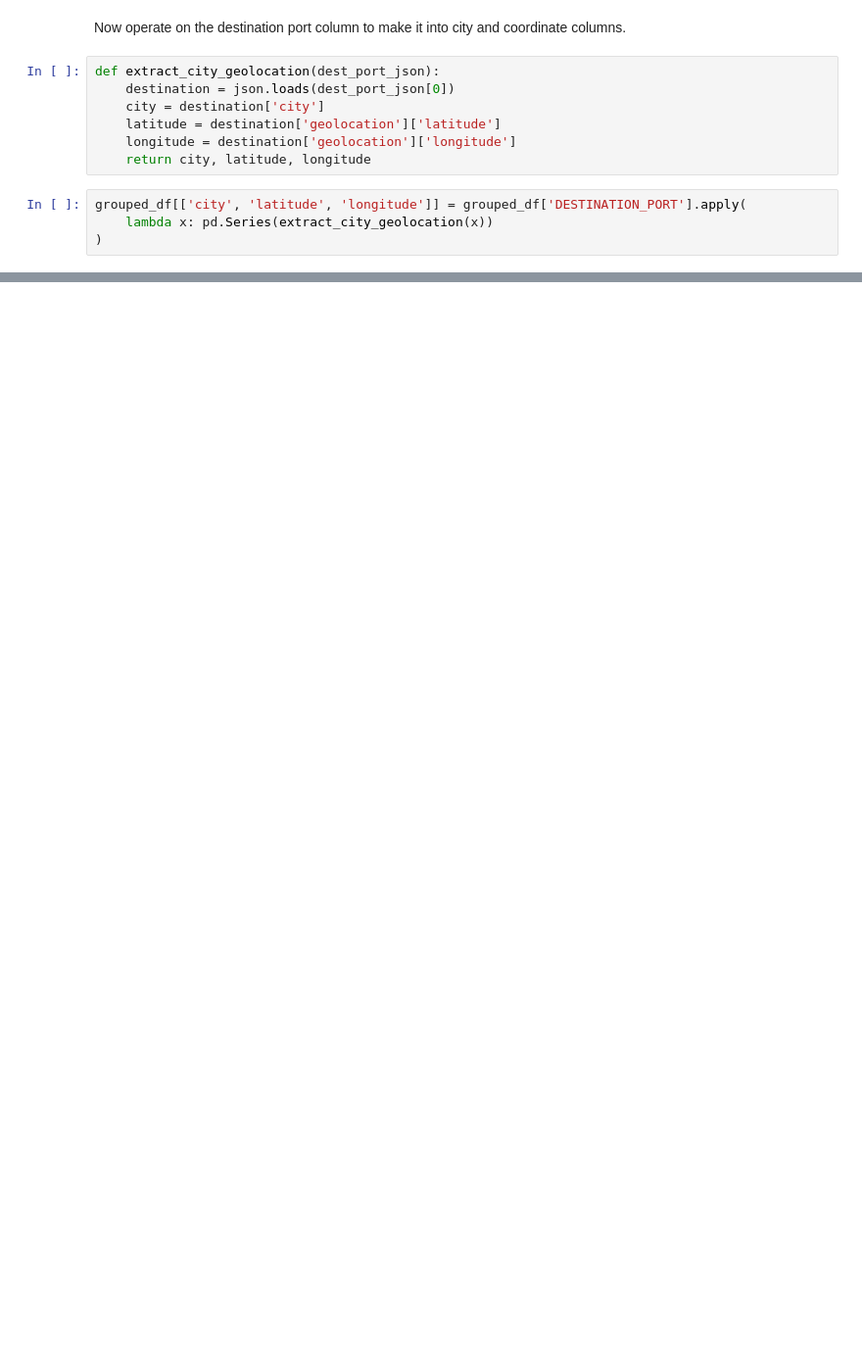
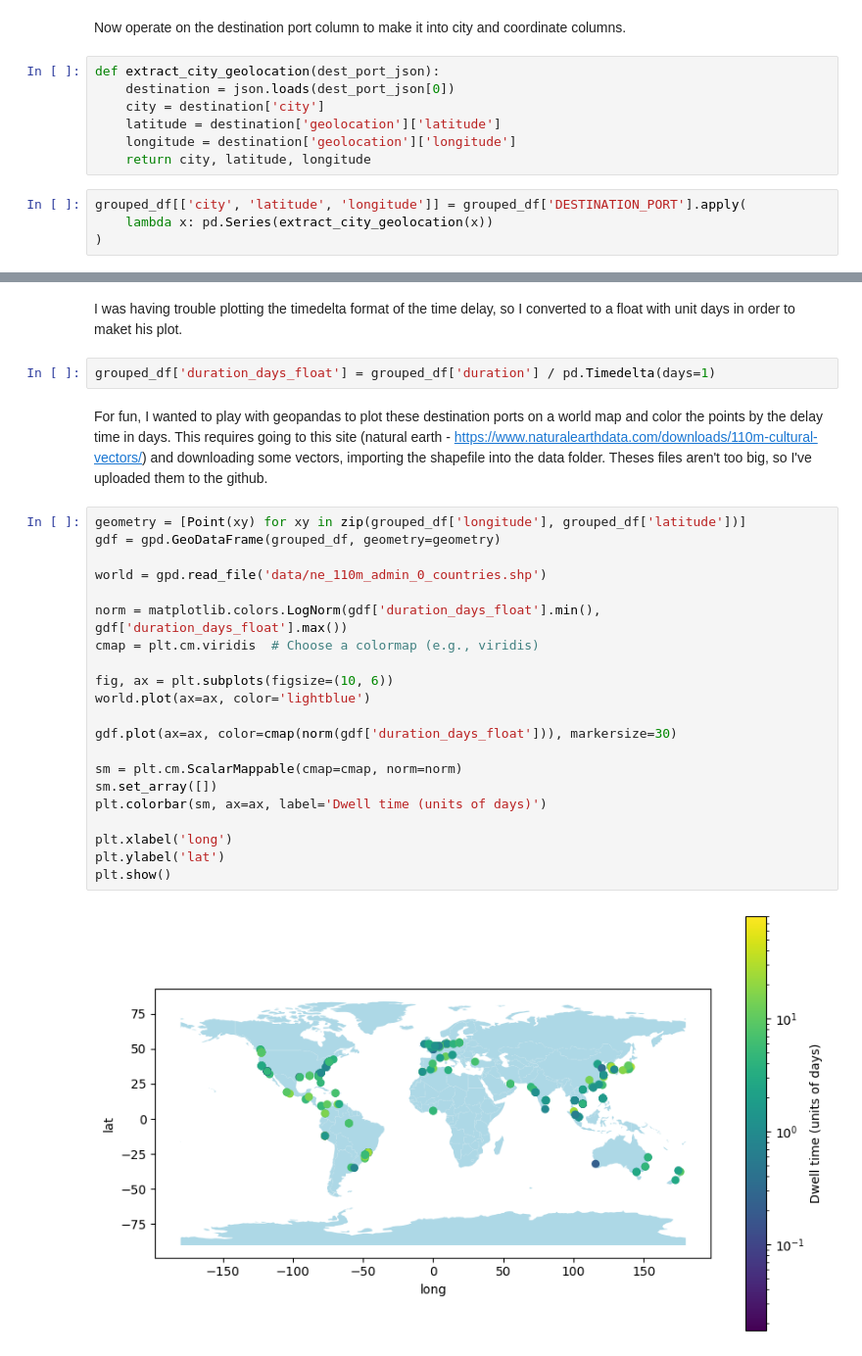
Before and after one commit to beckynevin/ShipIt, a Jupyter notebook: ExploreData.ipynb, the cells around one changed output, grey strips where cells are left out. Shown: that part at 98% size. Drawn from its saved outputs; the diff is of its cells as text; blank space fills up the shorter version.

```diff
--- a/ExploreData.ipynb
+++ b/ExploreData.ipynb
@@ -615,0 +619,29 @@ ModuleNotFoundError: No module named 'geopandas'
+# %% [markdown]
+I was having trouble plotting the timedelta format of the time delay, so I converted to a float with unit days in order to maket his plot.
+# %%
+grouped_df['duration_days_float'] = grouped_df['duration'] / pd.Timedelta(days=1)
+# %% [markdown]
+For fun, I wanted to play with geopandas to plot these destination ports on a world map and color the points by the delay time in days. This requires going to this site (natural earth - https://www.naturalearthdata.com/downloads/110m-cultural-vectors/) and downloading some vectors, importing the shapefile into the data folder. Theses files aren't too big, so I've uploaded them to the github.
+# %%
+geometry = [Point(xy) for xy in zip(grouped_df['longitude'], grouped_df['latitude'])]
+gdf = gpd.GeoDataFrame(grouped_df, geometry=geometry)
+
+world = gpd.read_file('data/ne_110m_admin_0_countries.shp')
+
+norm = matplotlib.colors.LogNorm(gdf['duration_days_float'].min(), gdf['duration_days_float'].max())
+cmap = plt.cm.viridis  # Choose a colormap (e.g., viridis)
+
+fig, ax = plt.subplots(figsize=(10, 6))
+world.plot(ax=ax, color='lightblue')
+
+gdf.plot(ax=ax, color=cmap(norm(gdf['duration_days_float'])), markersize=30)
+
+sm = plt.cm.ScalarMappable(cmap=cmap, norm=norm)
+sm.set_array([])
+plt.colorbar(sm, ax=ax, label='Dwell time (units of days)')
+
+plt.xlabel('long')
+plt.ylabel('lat')
+plt.show()
+# %% [output]
+[figure, added]
```
Also changed, not shown: parts of 12 cells of this notebook.
